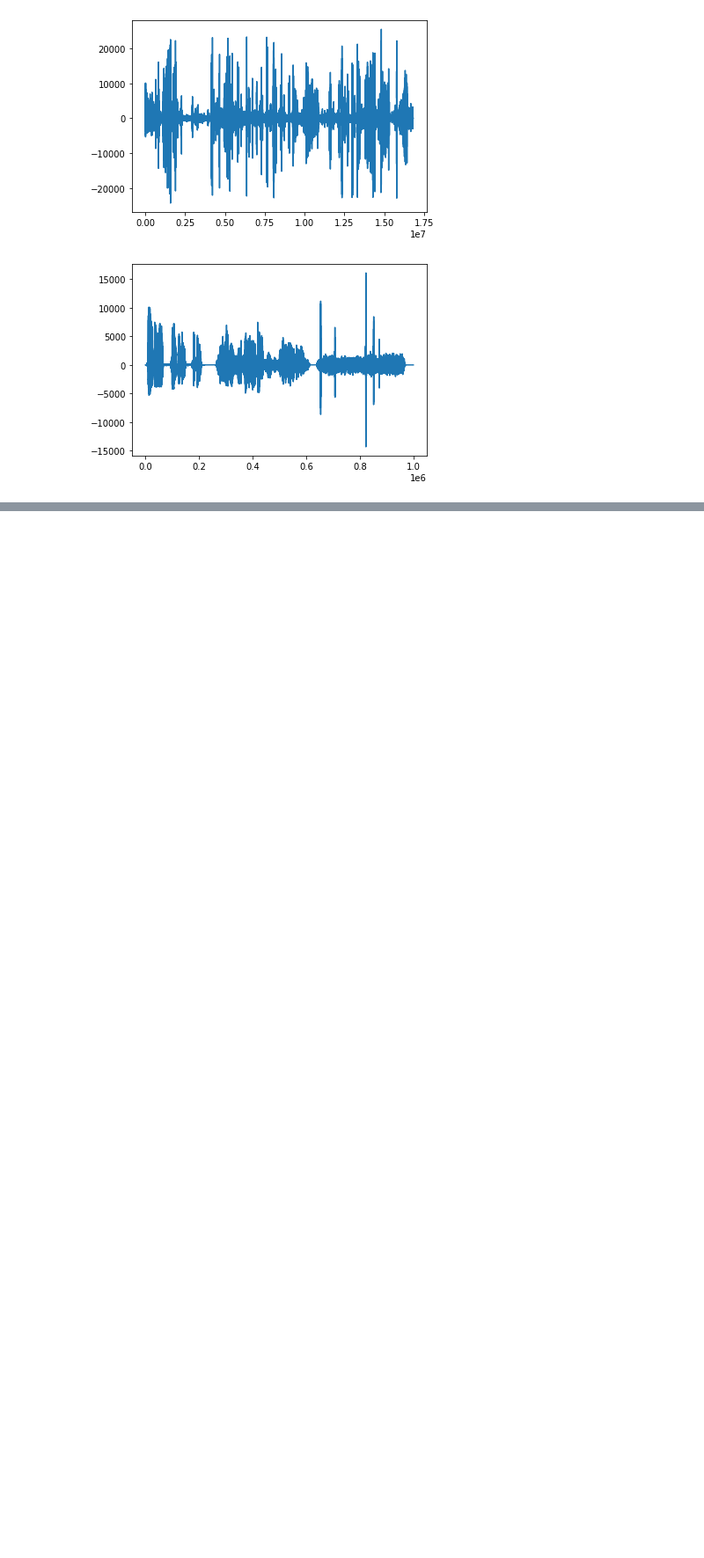
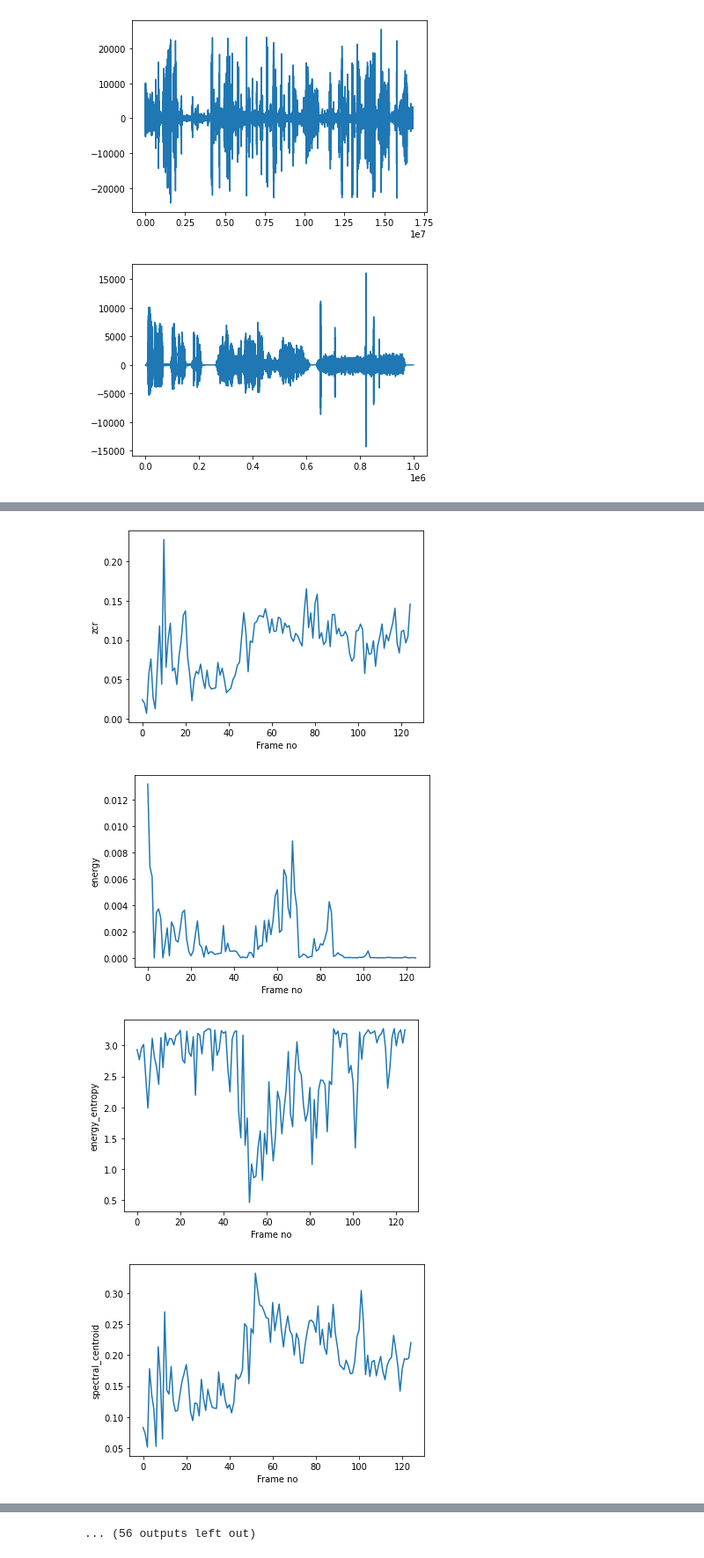
Before and after one commit to yingxu123/ForestOGram, a Jupyter notebook: outputs/python_nbs/ViewKestrelFeatures.ipynb, the cells around one changed output, grey strips where cells are left out. Shown at 88% size. Cells and saved outputs as stored; diff of their text form; code cells hidden in the pictures; blank space fills up the shorter version.

```diff
--- a/outputs/python_nbs/ViewKestrelFeatures.ipynb
+++ b/outputs/python_nbs/ViewKestrelFeatures.ipynb
@@ -139,0 +167,10 @@ plt.subplot(2,1,2); plt.plot(F[1,:]); plt.xlabel('Frame no'); plt.ylabel(f_names
+# %%
+for i,name in enumerate(f_names):
+    fig = plt.figure()
+    plt.plot(F[i,:]); plt.xlabel('Frame no'); plt.ylabel(f_names[i])
+    plt.show()
+# %% [output]
+[figure, added]
+[figure, added]
+[figure, added]
+[figure, added]
@@ -140,3 +185,4 @@ plt.subplot(2,1,2); plt.plot(F[1,:]); plt.xlabel('Frame no'); plt.ylabel(f_names
+... (56 outputs left out)
 # %%
 df = pd.DataFrame([{ff_names:np.sum(ff) for ff, ff_names in zip(midFeat, midFeatLabels)}])
 df=df.T
```
Also changed, not shown: parts of 12 cells of this notebook, 1 other file.
